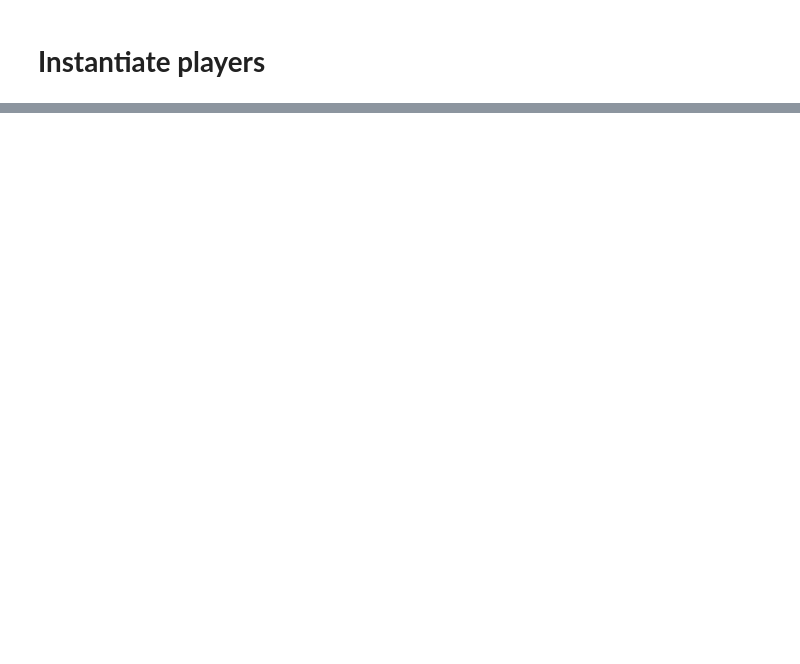
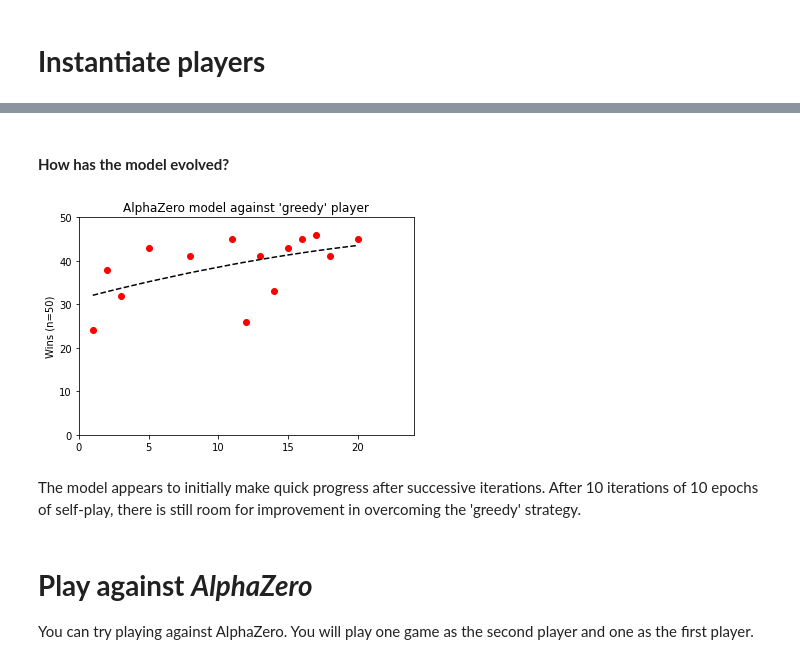
Before and after one commit to andrewfeikema/alpha-zero-general, a Jupyter notebook: Othello_Play_Trial_using_AlphaZero_General.ipynb, the cells around one changed output, grey strips where cells are left out. Drawn from its saved outputs; the diff is of its cells as text; code cells hidden in the pictures; blank space fills up the shorter version.

```diff
--- a/Othello_Play_Trial_using_AlphaZero_General.ipynb
+++ b/Othello_Play_Trial_using_AlphaZero_General.ipynb
@@ -111 +192,23 @@ Let's play 100 games again.
+# %% [markdown]
+#### **How has the model evolved?**
+# %%
+import matplotlib.pyplot as plt
+#note: neglected to export win counts from above cell for analysis- had to enter manually
+x = [1,2,3,5,8,11,12,13,14,15,16,17,18,20]
+y = [24,38,32,43,41,45,26,41,33,43,45,46,41,45]
+coef = np.polyfit(x,y,2)
+plt.plot(x, y, 'ro', x, np.poly1d(coef)(x), '--k')
+plt.axis([0,24,0, 50])
+plt.title('AlphaZero model against \'greedy\' player')
+plt.ylabel('Wins (n=50)')
+plt.show()
+# %% [output]
+[figure, added]
+# %% [markdown]
+The model appears to initially make quick progress after successive iterations. After 10 iterations of 10 epochs of self-play, there is still room for improvement in overcoming the 'greedy' strategy.
+# %% [markdown]
+# **Play against *AlphaZero***
+
+You can try playing against AlphaZero.
+You will play one game as the second player and one as the first player.
 # %%
```
Also changed, not shown: parts of 28 cells of this notebook.
